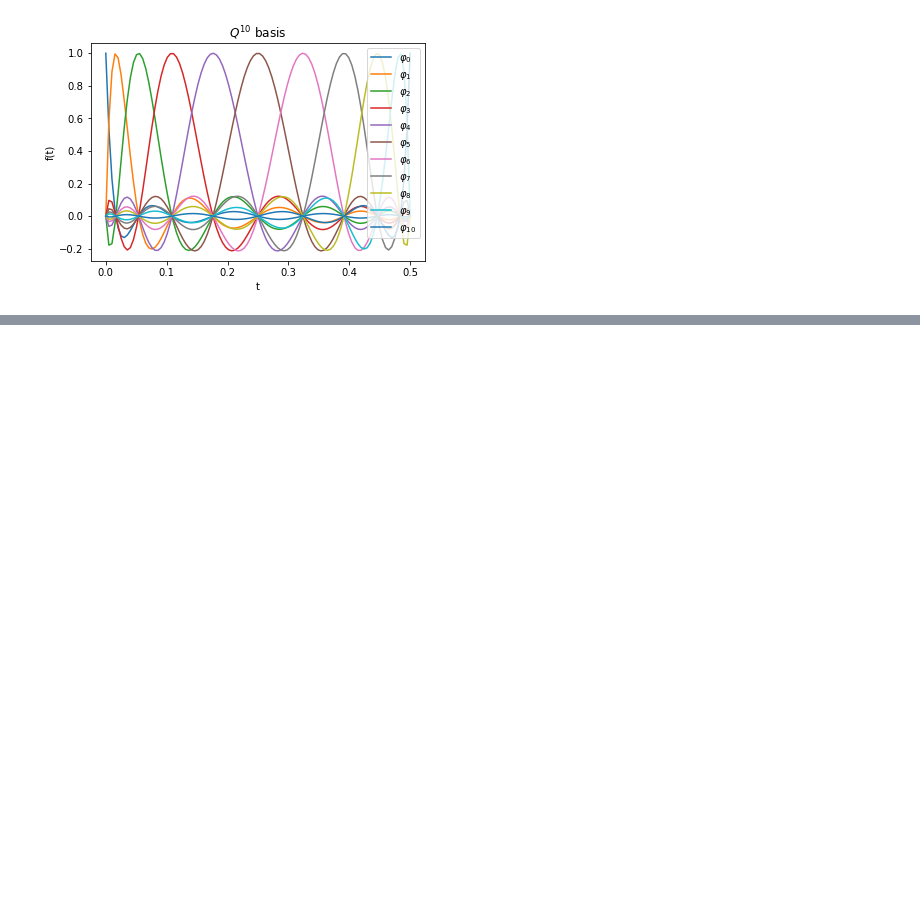
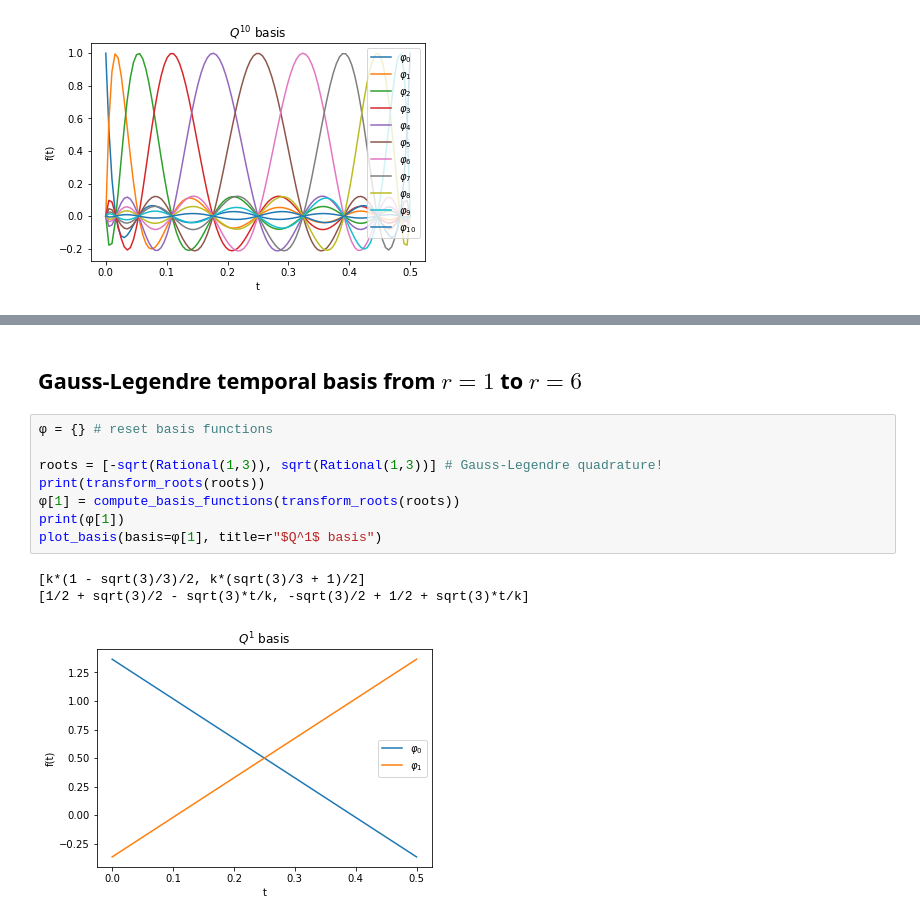
Before and after one commit to mathmerizing/PhD_SupplementaryMaterial, a Jupyter notebook: Time_FEM/Galerkin_OneElement.ipynb, the cells around one changed output, grey strips where cells are left out. Cells and saved outputs as stored; diff of their text form; blank space fills up the shorter version.

Commit message:
Added Gauss-Legendre dG(r) for one element

```diff
--- a/Time_FEM/GaussLobatto_OneElement.ipynb
+++ b/Time_FEM/Galerkin_OneElement.ipynb
@@ -472,0 +473,14 @@ $\displaystyle M_k = \frac{k}{84} \begin{pmatrix}84 & 0 & 0 & 0\\\sqrt{5} & 30 &
+# %% [markdown]
+## Gauss-Legendre temporal basis from $r = 1$ to $r = 6$
+# %%
+φ = {} # reset basis functions
+
+roots = [-sqrt(Rational(1,3)), sqrt(Rational(1,3))] # Gauss-Legendre quadrature!
+print(transform_roots(roots))
+φ[1] = compute_basis_functions(transform_roots(roots))
+print(φ[1])
+plot_basis(basis=φ[1], title=r"$Q^1$ basis")
+# %% [output]
+[k*(1 - sqrt(3)/3)/2, k*(sqrt(3)/3 + 1)/2]
+[1/2 + sqrt(3)/2 - sqrt(3)*t/k, -sqrt(3)/2 + 1/2 + sqrt(3)*t/k]
+[figure, added]
```
Also changed, not shown: parts of 23 cells of this notebook.
